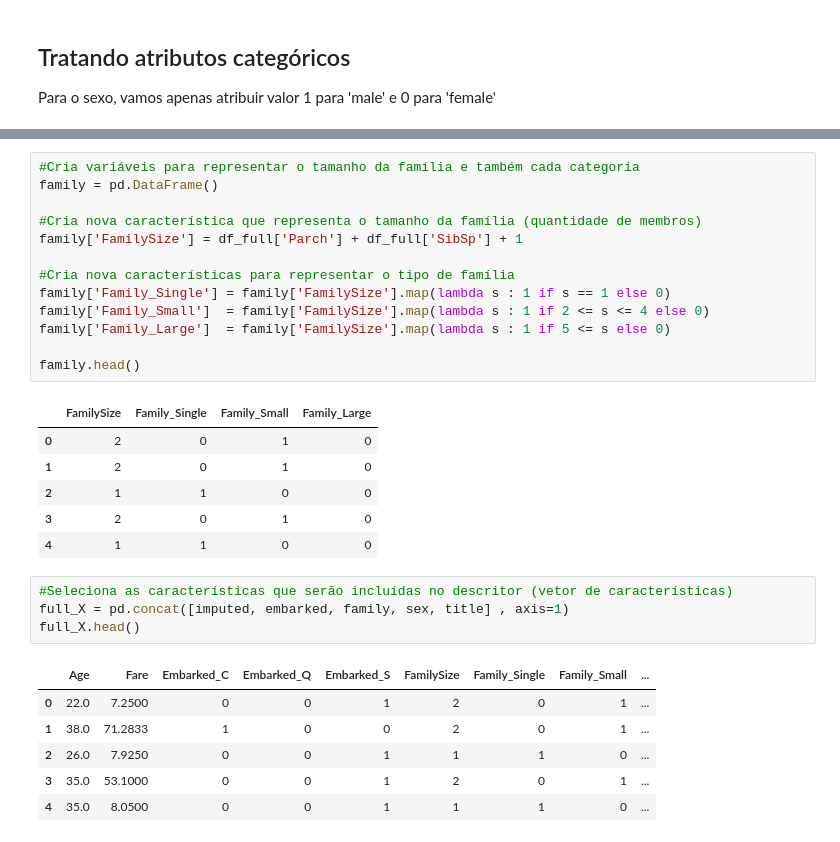
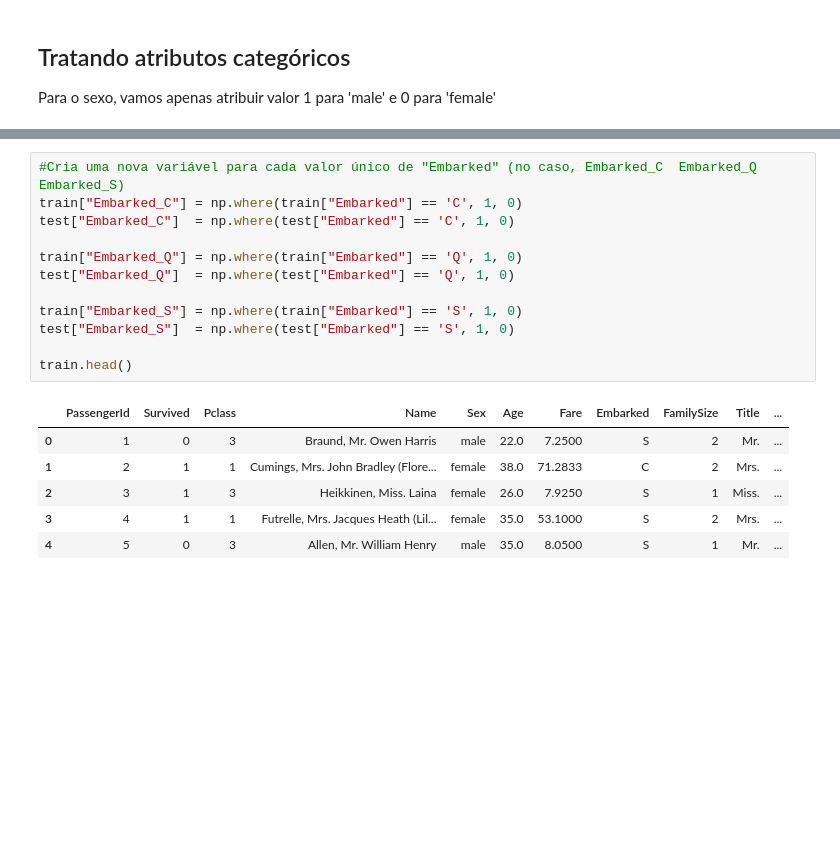
Before and after one commit to lucas-amin/PatternRecognition, a Jupyter notebook: projeto1/Entrega.ipynb, the cells around one changed output, grey strips where cells are left out. Cells and saved outputs as stored; diff of their text form; blank space fills up the shorter version.

```diff
--- a/projeto1/Entrega.ipynb
+++ b/projeto1/Entrega.ipynb
@@ -538,31 +449,19 @@ ticket.head()
-# %%
-#Cria variáveis para representar o tamanho da família e também cada categoria
-family = pd.DataFrame()
-
-#Cria nova característica que representa o tamanho da família (quantidade de membros)
-family['FamilySize'] = df_full['Parch'] + df_full['SibSp'] + 1
-
-#Cria nova características para representar o tipo de família
-family['Family_Single'] = family['FamilySize'].map(lambda s : 1 if s == 1 else 0)
-family['Family_Small']  = family['FamilySize'].map(lambda s : 1 if 2 <= s <= 4 else 0)
-family['Family_Large']  = family['FamilySize'].map(lambda s : 1 if 5 <= s else 0)
-
-family.head()
-# %% [output]
-|  | FamilySize | Family_Single | Family_Small | Family_Large |
-| 0 | 2 | 0 | 1 | 0 |
-| 1 | 2 | 0 | 1 | 0 |
-| 2 | 1 | 1 | 0 | 0 |
-| 3 | 2 | 0 | 1 | 0 |
-| 4 | 1 | 1 | 0 | 0 |
-# %%
-#Seleciona as características que serão incluídas no descritor (vetor de características)
-full_X = pd.concat([imputed, embarked, family, sex, title] , axis=1)
-full_X.head()
-# %% [output]
-|  | Age | Fare | Embarked_C | Embarked_Q | Embarked_S | FamilySize | Family_Single | Family_Small | ... |
-| 0 | 22.0 | 7.2500 | 0 | 0 | 1 | 2 | 0 | 1 | ... |
-| 1 | 38.0 | 71.2833 | 1 | 0 | 0 | 2 | 0 | 1 | ... |
-| 2 | 26.0 | 7.9250 | 0 | 0 | 1 | 1 | 1 | 0 | ... |
-| 3 | 35.0 | 53.1000 | 0 | 0 | 1 | 2 | 0 | 1 | ... |
-| 4 | 35.0 | 8.0500 | 0 | 0 | 1 | 1 | 1 | 0 | ... |
+# %%
+#Cria uma nova variável para cada valor único de "Embarked" (no caso, Embarked_C  Embarked_Q  Embarked_S)
+train["Embarked_C"] = np.where(train["Embarked"] == 'C', 1, 0)
+test["Embarked_C"]  = np.where(test["Embarked"] == 'C', 1, 0)
+
+train["Embarked_Q"] = np.where(train["Embarked"] == 'Q', 1, 0)
+test["Embarked_Q"]  = np.where(test["Embarked"] == 'Q', 1, 0)
+
+train["Embarked_S"] = np.where(train["Embarked"] == 'S', 1, 0)
+test["Embarked_S"]  = np.where(test["Embarked"] == 'S', 1, 0)
+
+train.head()
+# %% [output]
+|  | PassengerId | Survived | Pclass | Name | Sex | Age | Fare | Embarked | FamilySize | Title | ... |
+| 0 | 1 | 0 | 3 | Braund, Mr. Owen Harris | male | 22.0 | 7.2500 | S | 2 | Mr. | ... |
+| 1 | 2 | 1 | 1 | Cumings, Mrs. John Bradley (Flore... | female | 38.0 | 71.2833 | C | 2 | Mrs. | ... |
+| 2 | 3 | 1 | 3 | Heikkinen, Miss. Laina | female | 26.0 | 7.9250 | S | 1 | Miss. | ... |
+| 3 | 4 | 1 | 1 | Futrelle, Mrs. Jacques Heath (Lil... | female | 35.0 | 53.1000 | S | 2 | Mrs. | ... |
+| 4 | 5 | 0 | 3 | Allen, Mr. William Henry | male | 35.0 | 8.0500 | S | 1 | Mr. | ... |
```
Also changed, not shown: parts of 11 cells of this notebook.
